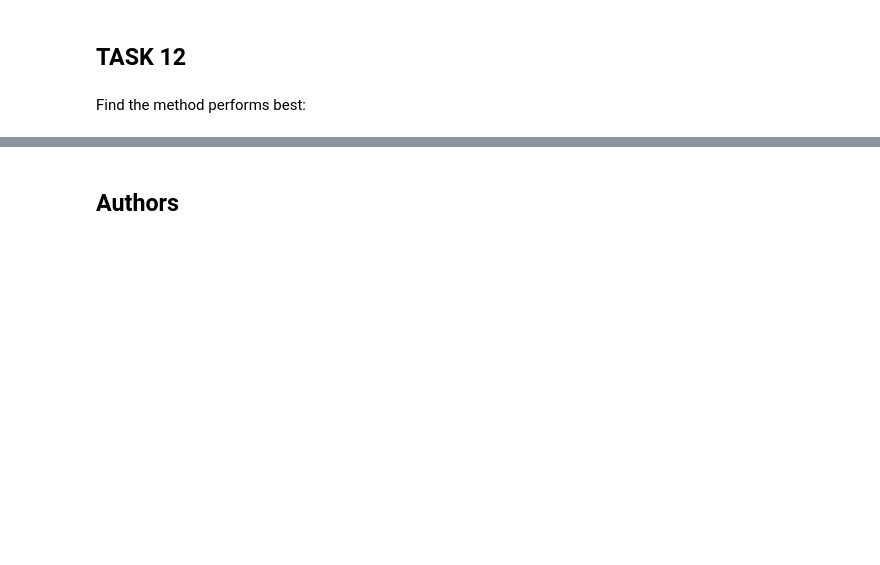
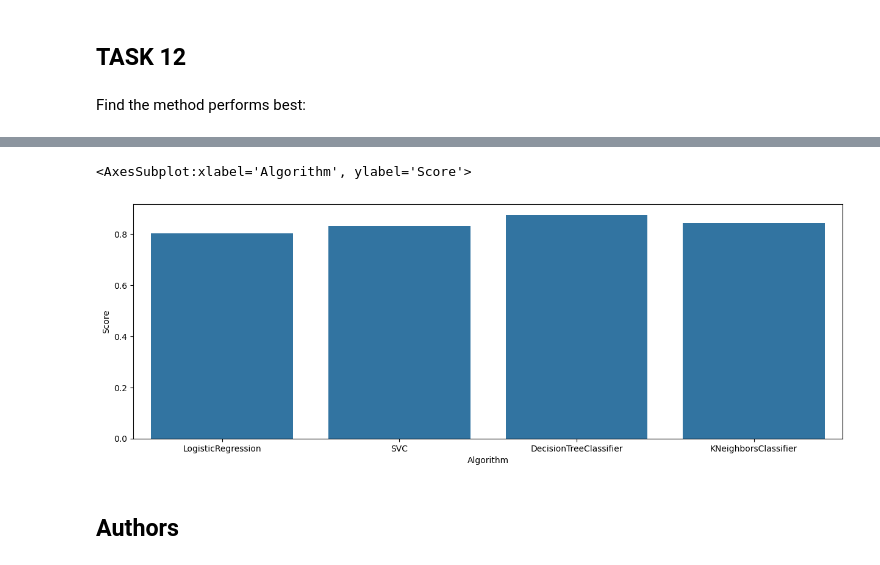
Before and after one commit to 11julia3/IBM-Data-Science-Capstone, a Jupyter notebook: 8_SpaceX_Machine Learning Prediction_Part_5.ipynb, the cells around one changed output, grey strips where cells are left out. Drawn from its saved outputs; the diff is of its cells as text; code cells hidden in the pictures; blank space fills up the shorter version.

```diff
--- a/8_SpaceX_Machine Learning Prediction_Part_5.ipynb
+++ b/8_SpaceX_Machine Learning Prediction_Part_5.ipynb
@@ -438,3 +443,20 @@ Best Performing Method: Logistic Regression
+# %%
+from collections import defaultdict
+split_scores = defaultdict(list)
+for algo, columns in scores.items():
+    split_scores['Algorithm'].append(algo)
+    split_scores['Type'].append('Train')
+    split_scores['Score'].append(columns['best-train'])
+    split_scores['Algorithm'].append(algo)
+    split_scores['Type'].append('Test')
+    split_scores['Score'].append(columns['best-test'])
+split_scores = pd.DataFrame(split_scores)
+plt.figure(figsize=(15, 5))
+# sns.barplot(data=split_scores, x='Algorithm', y='Score', hue='Type')
+sns.barplot(data=split_scores[split_scores["Type"] == "Train"], x='Algorithm', y='Score')
+# %% [output]
+<AxesSubplot:xlabel='Algorithm', ylabel='Score'>
+[figure, added]
 # %% [markdown]
 ## Authors
 # %% [markdown]
```
Also changed, not shown: parts of 15 cells of this notebook.
